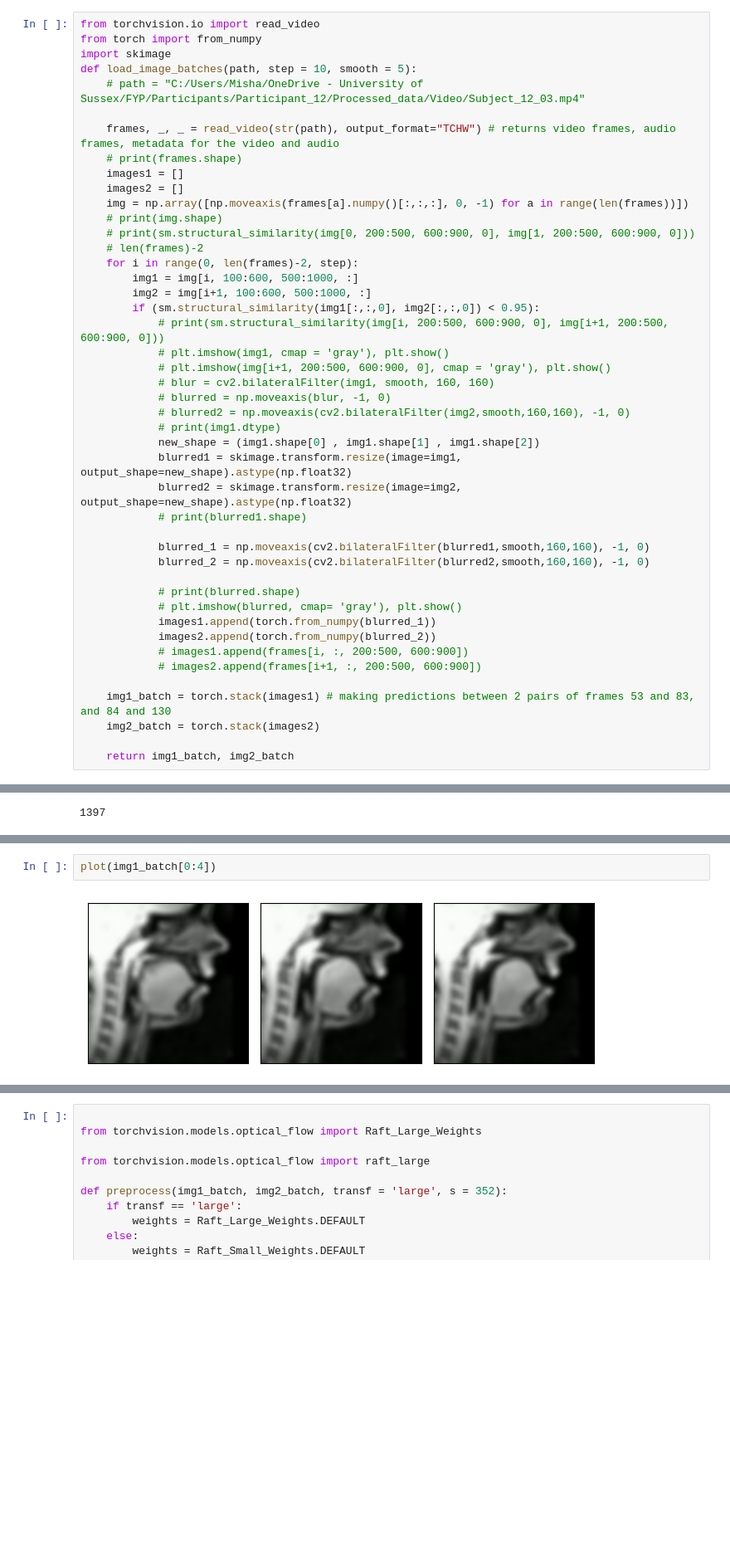
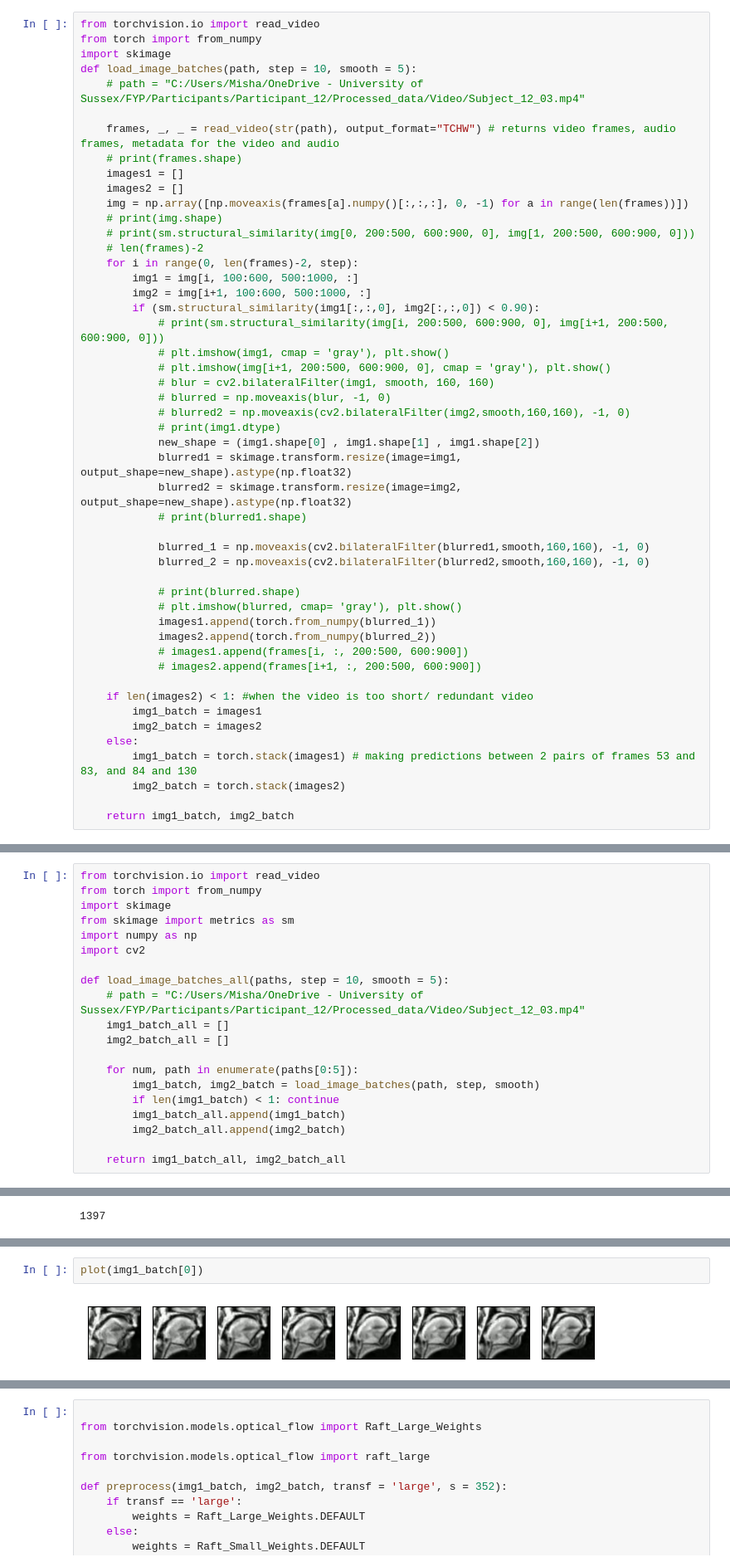
Before and after one commit to mishined/FYP, a Jupyter notebook: RAFT_for_all.ipynb, the cells around one changed output, grey strips where cells are left out. Shown at 83% size. Cells and saved outputs as stored; diff of their text form; blank space fills up the shorter version.

```diff
--- a/RAFT_for_all.ipynb
+++ b/RAFT_for_all.ipynb
@@ -72,7 +72,7 @@ def load_image_batches(path, step = 10, smooth = 5):
     for i in range(0, len(frames)-2, step):
         img1 = img[i, 100:600, 500:1000, :]
         img2 = img[i+1, 100:600, 500:1000, :]
-        if (sm.structural_similarity(img1[:,:,0], img2[:,:,0]) < 0.95):
+        if (sm.structural_similarity(img1[:,:,0], img2[:,:,0]) < 0.90):
             # print(sm.structural_similarity(img[i, 200:500, 600:900, 0], img[i+1, 200:500, 600:900, 0]))
             # plt.imshow(img1, cmap = 'gray'), plt.show()
             # plt.imshow(img[i+1, 200:500, 600:900, 0], cmap = 'gray'), plt.show()
@@ -95,7 +95,11 @@ def load_image_batches(path, step = 10, smooth = 5):
             # images1.append(frames[i, :, 200:500, 600:900])
             # images2.append(frames[i+1, :, 200:500, 600:900])
 
-    img1_batch = torch.stack(images1) # making predictions between 2 pairs of frames 53 and 83, and 84 and 130
-    img2_batch = torch.stack(images2)
+    if len(images2) < 1: #when the video is too short/ redundant video
+        img1_batch = images1
+        img2_batch = images2
+    else:
+        img1_batch = torch.stack(images1) # making predictions between 2 pairs of frames 53 and 83, and 84 and 130
+        img2_batch = torch.stack(images2)
 
     return img1_batch, img2_batch
@@ -137,3 +106,23 @@ def load_image_batches_all(paths, step = 10, smooth = 5):
+# %%
+from torchvision.io import read_video
+from torch import from_numpy
+import skimage
+from skimage import metrics as sm
+import numpy as np
+import cv2
+
+def load_image_batches_all(paths, step = 10, smooth = 5):
+    # path = "C:/Users/Misha/OneDrive - University of Sussex/FYP/Participants/Participant_12/Processed_data/Video/Subject_12_03.mp4"
+    img1_batch_all = []
+    img2_batch_all = []
+
+    for num, path in enumerate(paths[0:5]):
+        img1_batch, img2_batch = load_image_batches(path, step, smooth)
+        if len(img1_batch) < 1: continue
+        img1_batch_all.append(img1_batch)
+        img2_batch_all.append(img2_batch)
+
+    return img1_batch_all, img2_batch_all
 # %%
 # Check if the file path exists for the initial video
 import os
@@ -185,4 +159,4 @@ NameError: name 'np' is not defined
 # %%
-plot(img1_batch[0:4])
+plot(img1_batch[0])
 # %% [output]
-[figure, old version]
+[figure, new version]
```
Also changed, not shown: parts of 53 cells of this notebook.
